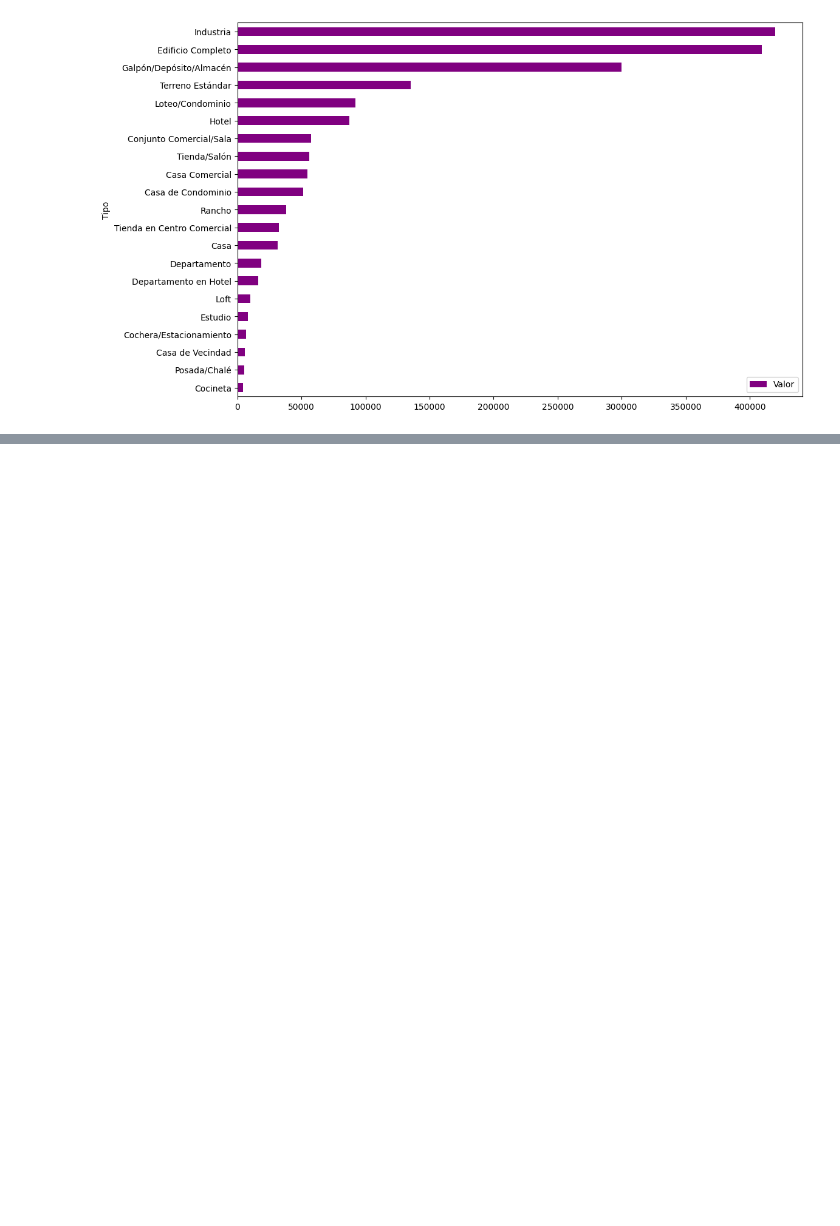
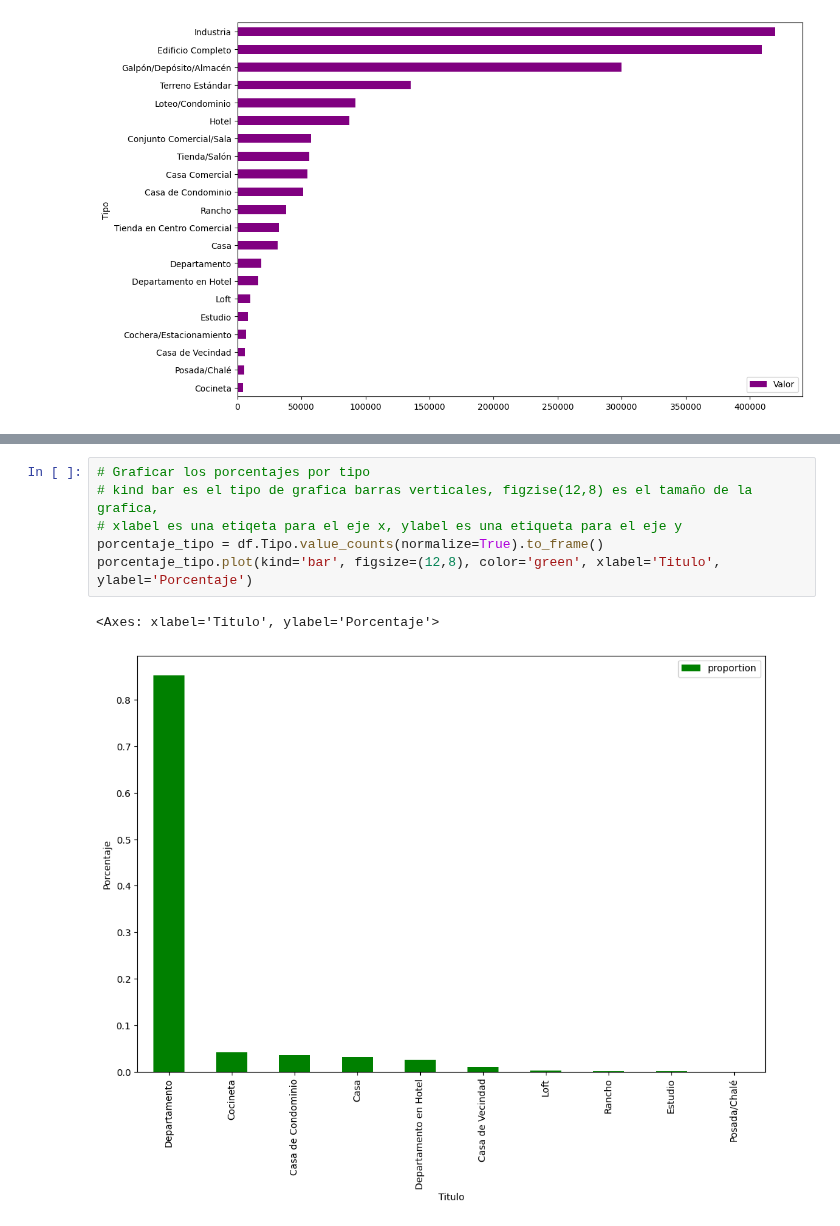
Before and after one commit to Liuz8/ETL-Oracle-Curso, a Jupyter notebook: inmuebles_cdmx.ipynb, the cells around one changed output, grey strips where cells are left out. Saved outputs shown, nothing was run; the diff lists cells and outputs as text; blank space fills up the shorter version.

```diff
--- a/inmuebles_cdmx.ipynb
+++ b/inmuebles_cdmx.ipynb
@@ -254,0 +372,9 @@ df_tipo_precio.plot(kind='barh', figsize=(12,8), color='purple')
+# %%
+# Graficar los porcentajes por tipo
+# kind bar es el tipo de grafica barras verticales, figzise(12,8) es el tamaño de la grafica,
+# xlabel es una etiqeta para el eje x, ylabel es una etiqueta para el eje y
+porcentaje_tipo = df.Tipo.value_counts(normalize=True).to_frame()
+porcentaje_tipo.plot(kind='bar', figsize=(12,8), color='green', xlabel='Titulo', ylabel='Porcentaje')
+# %% [output]
+<Axes: xlabel='Titulo', ylabel='Porcentaje'>
+[figure, added]
```
Also changed, not shown: parts of 16 cells of this notebook.
